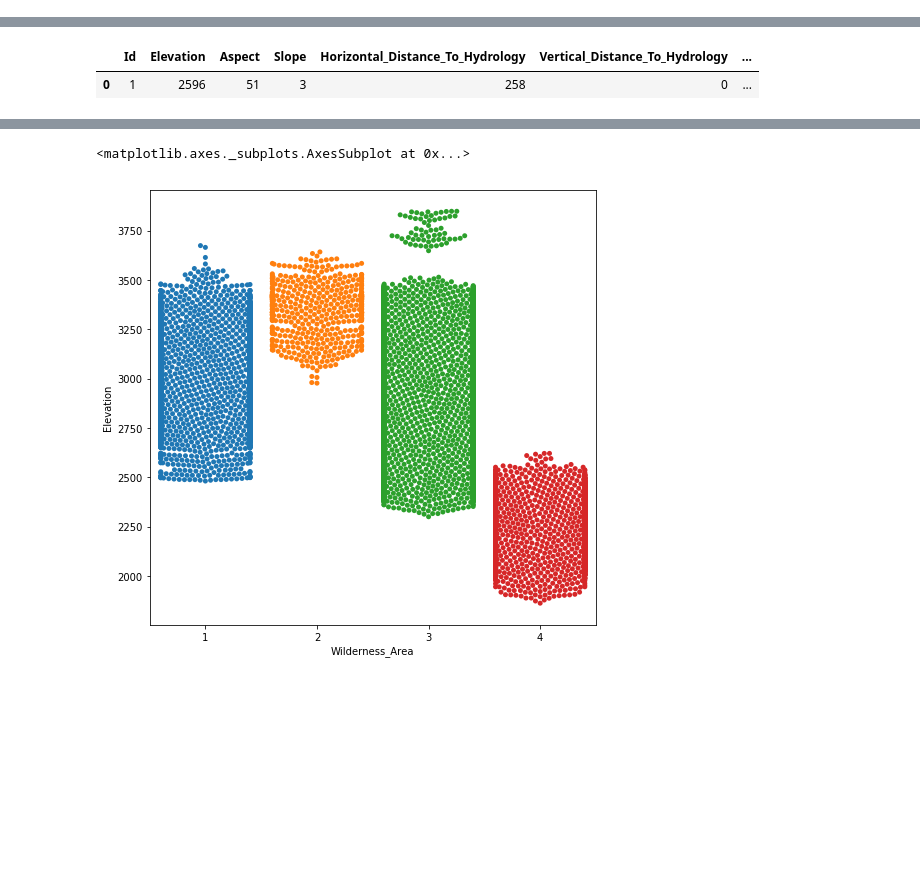
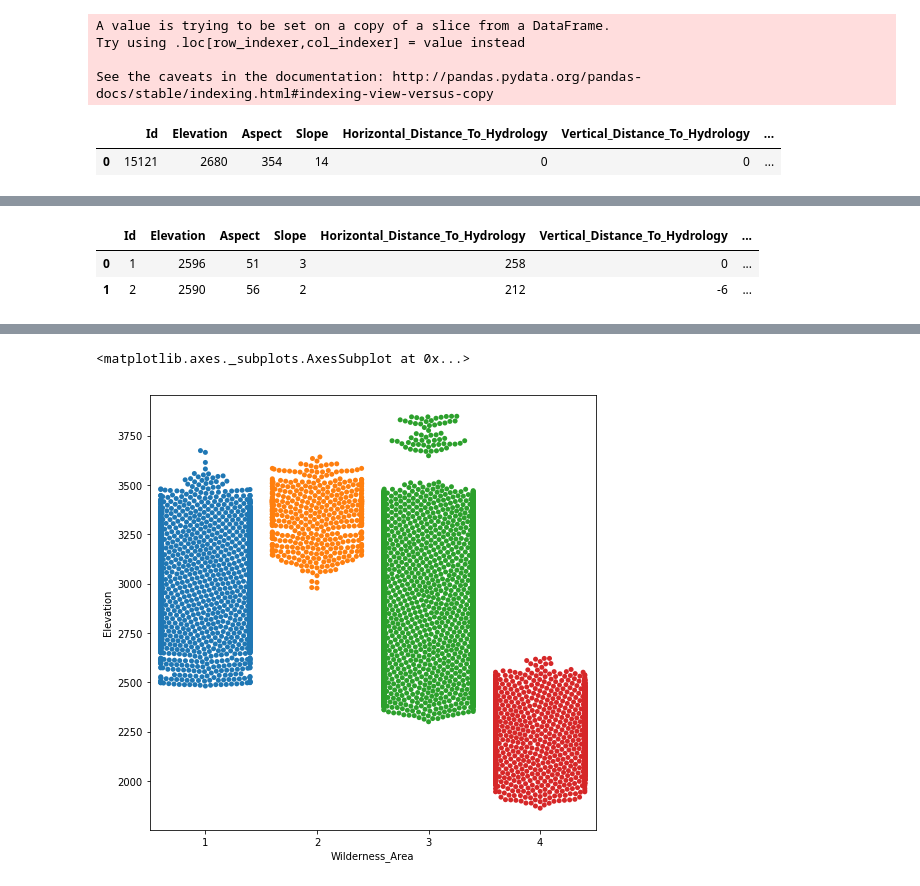
Before and after one commit to ttrumbly/Forest_Cover, a Jupyter notebook: forest_cover_project_3_eda.ipynb, the cells around one changed output, grey strips where cells are left out. Cells and saved outputs as stored; diff of their text form; code cells hidden in the pictures; blank space fills up the shorter version.

```diff
--- a/forest_cover_project_3_eda.ipynb
+++ b/forest_cover_project_3_eda.ipynb
@@ -132,0 +106,8 @@ See the caveats in the documentation: http://pandas.pydata.org/pandas-docs/stabl
+# %%
+#instantiate a cover_type field for test set
+test_clas['Cover_Type'] = 0
+# %% [output]
+A value is trying to be set on a copy of a slice from a DataFrame.
+Try using .loc[row_indexer,col_indexer] = value instead
+
+See the caveats in the documentation: http://pandas.pydata.org/pandas-docs/stable/indexing.html#indexing-view-versus-copy
@@ -133,3 +116,11 @@ See the caveats in the documentation: http://pandas.pydata.org/pandas-docs/stabl
+# %%
+train['Dist_To_Water'] = (train['Horizontal_Distance_To_Hydrology']**2 + train['Vertical_Distance_To_Hydrology']**2)**.5
+# %%
+with pd.option_context('display.max_rows', None, 'display.max_columns', None):
+    display(test_clas.head(1))
+# %% [output]
+|  | Id | Elevation | Aspect | Slope | Horizontal_Distance_To_Hydrology | Vertical_Distance_To_Hydrology | ... |
+| 0 | 15121 | 2680 | 354 | 14 | 0 | 0 | ... |
 # %%
 with pd.option_context('display.max_rows', None, 'display.max_columns', None):
     display(full.head(1))
@@ -138,7 +129,8 @@ with pd.option_context('display.max_rows', None, 'display.max_columns', None):
 | 0 | 2596 | 51 | 3 | 258 | 0 | 510 | ... |
 # %%
 with pd.option_context('display.max_rows', None, 'display.max_columns', None):
-    display(train.head(1))
+    display(train.head(2))
 # %% [output]
 |  | Id | Elevation | Aspect | Slope | Horizontal_Distance_To_Hydrology | Vertical_Distance_To_Hydrology | ... |
 | 0 | 1 | 2596 | 51 | 3 | 258 | 0 | ... |
+| 1 | 2 | 2590 | 56 | 2 | 212 | -6 | ... |
```
Also changed, not shown: parts of 80 cells of this notebook, 9 other files.
